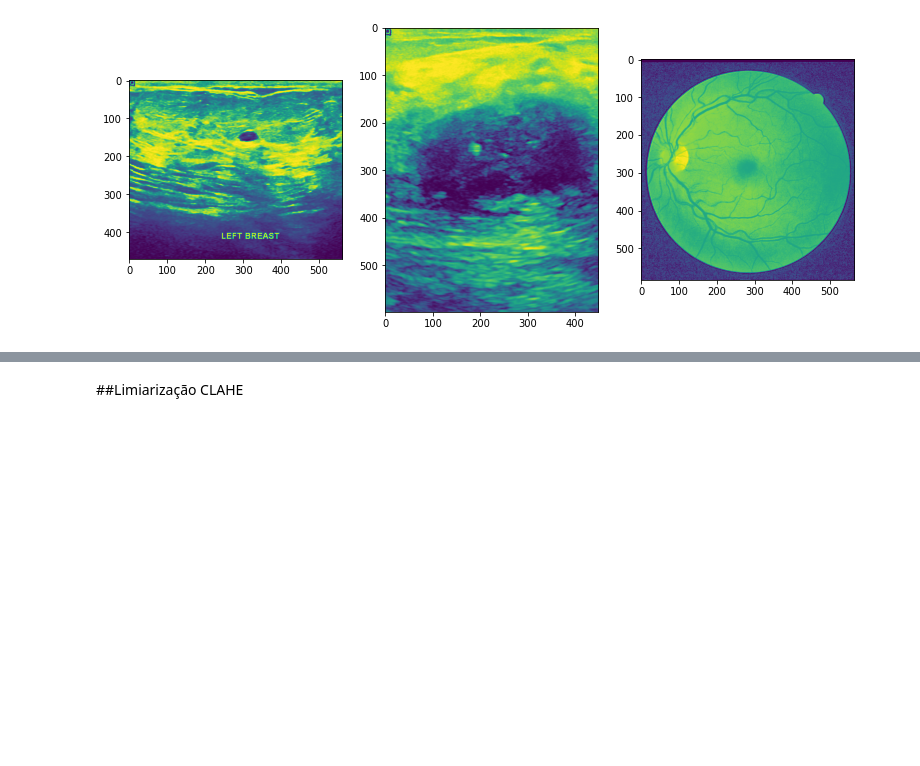
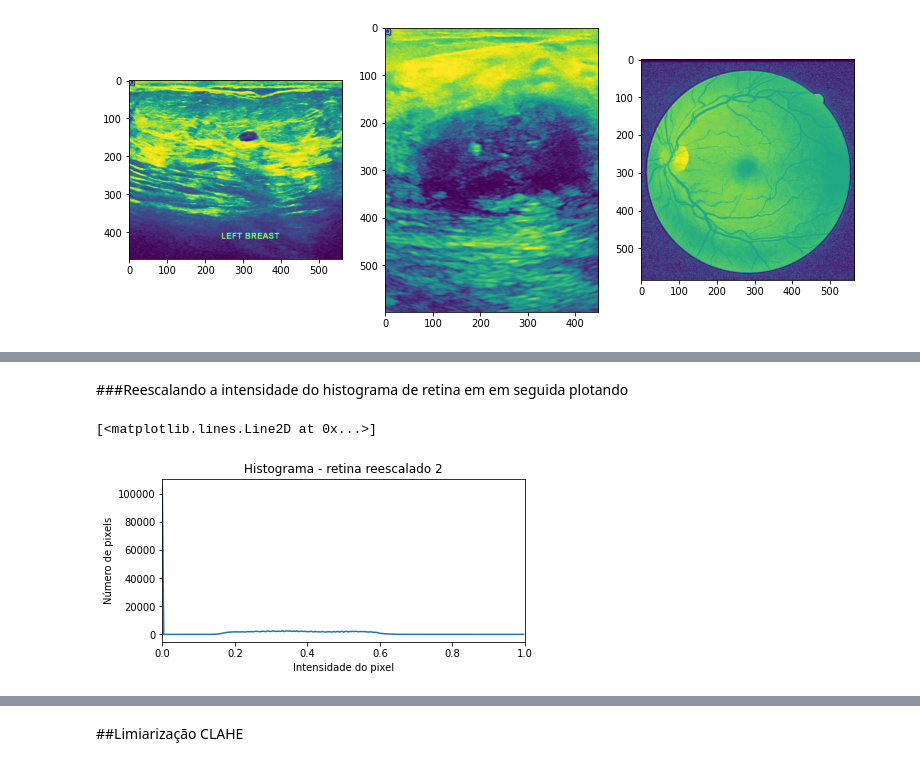
Before and after one commit to CarlosEstellita/Image-Processing-First-Steps, a Jupyter notebook: First Steps/Medical Images - Thresholding/BásicoDoBásico_Threshold_pt2.ipynb, the cells around one changed output, grey strips where cells are left out. Drawn from its saved outputs; the diff is of its cells as text; code cells hidden in the pictures; blank space fills up the shorter version.

```diff
--- a/First Steps/Medical Images - Thresholding/BásicoDoBásico_Threshold_pt2.ipynb
+++ b/First Steps/Medical Images - Thresholding/BásicoDoBásico_Threshold_pt2.ipynb
@@ -251,0 +257,18 @@ plt.plot(bin_edges[0:-1], histogram3)
+# %% [markdown]
+###Reescalando a intensidade do histograma de retina em em seguida plotando
+# %%
+img_retina_gray_rescaled2 = exposure.rescale_intensity(img_equalized_retina_gray, in_range=(0.5, 1))
+
+rcParams['figure.figsize'] = 6.5, 3
+
+#Histograma do tumor benígno
+histogram6_2, bin_edges = np.histogram(img_retina_gray_rescaled2, bins=256, range=(0, 1))
+plt.figure()
+plt.title("Histograma - retina reescalado 2")
+plt.xlabel("Intensidade do pixel")
+plt.ylabel("Número de pixels")
+plt.xlim([0.0, 1.0])
+plt.plot(bin_edges[0:-1], histogram6_2)
+# %% [output]
+[<matplotlib.lines.Line2D at 0x...>]
+[figure, added]
```
Also changed, not shown: parts of 6 cells of this notebook.
